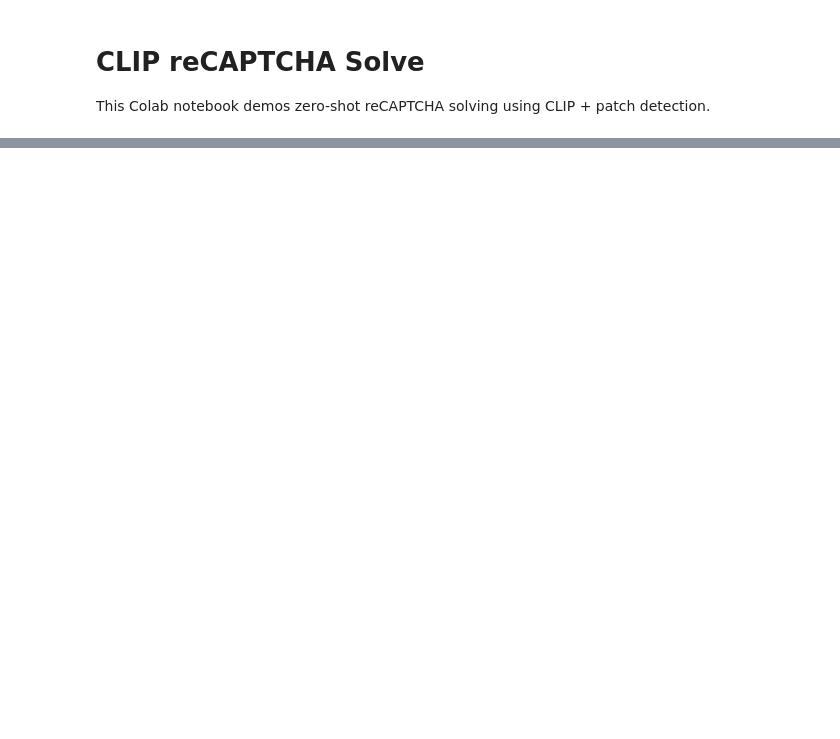
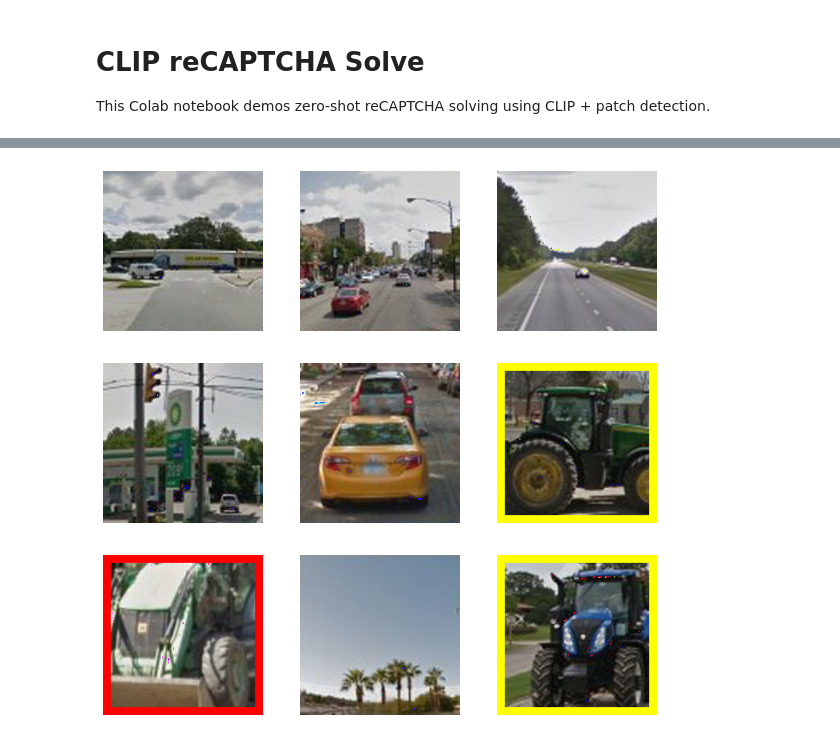
Before and after one commit to kevinzakka/clip_playground, a Jupyter notebook: CLIP_reCAPTCHA.ipynb, the cells around one changed output, grey strips where cells are left out. Drawn from its saved outputs; the diff is of its cells as text; code cells hidden in the pictures; blank space fills up the shorter version.

Commit message:
Add normalization before image encoding.

```diff
--- a/CLIP_reCAPTCHA.ipynb
+++ b/CLIP_reCAPTCHA.ipynb
@@ -39,7 +39,8 @@ def load_image(img_path, resize=None, pil=False):
         image = image.resize((resize, resize))
     if pil:
         return image
-    return np.asarray(image).astype(np.float32) / 255.
+    image = np.asarray(image).astype(np.float32) / 255.
+    return image
 
 def viz_patches(x, figsize=(20, 20), patch_idx=None, topk=None, t=5):
     # x: num_patches, 3, patch_size, patch_size
@@ -65,7 +66,7 @@ def viz_patches(x, figsize=(20, 20), patch_idx=None, topk=None, t=5):
     plt.show()
 
 def patchify(image_path, resolution, patch_size, patch_stride=None, resize=None):
-    img_tensor = transforms.ToTensor()(load_image(image_path, resolution, True))
+    img_tensor = torch.from_numpy(load_image(image_path, resolution)).permute(2, 0, 1)
     if patch_stride is None:
         patch_stride = patch_size
     patches = img_tensor.unfold(
@@ -104,26 +108,31 @@ plt.show()
 # %%
 #@title Solve
 
 clip_model = "ViT-B/16" #@param ["RN50", "RN101", "RN50x4", "RN50x16", "ViT-B/32", "ViT-B/16"]
-topk =  4#@param {type:"integer"}
+topk =  3#@param {type:"integer"}
 
 # Load CLIP model.
 device = "cuda" if torch.cuda.is_available() else "cpu"
 model, preprocess = clip.load(clip_model, device=device, jit=False)
 
 patch_size = model.visual.input_resolution
 patches = patchify(image_path, 300, 100, resize=model.visual.input_resolution).to(device)
 text_input = clip.tokenize([instruction]).to(device)
 
 with torch.no_grad():
-    patch_embs = model.encode_image(patches).float()
+    patches_norm = transforms.Normalize(
+        (0.48145466, 0.4578275, 0.40821073),
+        (0.26862954, 0.26130258, 0.27577711),
+    )(patches)
+    patch_embs = model.encode_image(patches_norm).float()
     text_embs = model.encode_text(text_input).float()
     patch_embs = patch_embs / patch_embs.norm(dim=-1, keepdim=True)
     text_embs = text_embs / text_embs.norm(dim=-1, keepdim=True)
     sim = patch_embs @ text_embs.t()
     idx_max = sim.argmax().item()
     topk_values, topk_idxs = torch.topk(sim.flatten(), topk)
     topk_idxs = topk_idxs.cpu().numpy().tolist()
-    print(topk_values)
 
 viz_patches(patches.cpu(), figsize=(10, 10), patch_idx=idx_max, topk=topk_idxs, t=int(0.05*patch_size))
+# %% [output]
+[figure, added]
```
Also changed, not shown: parts of 1 cell of this notebook.
